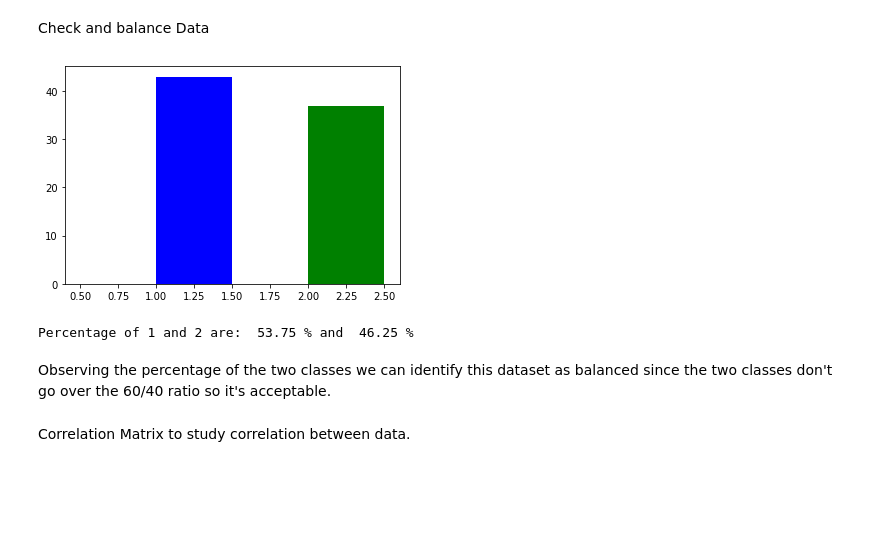
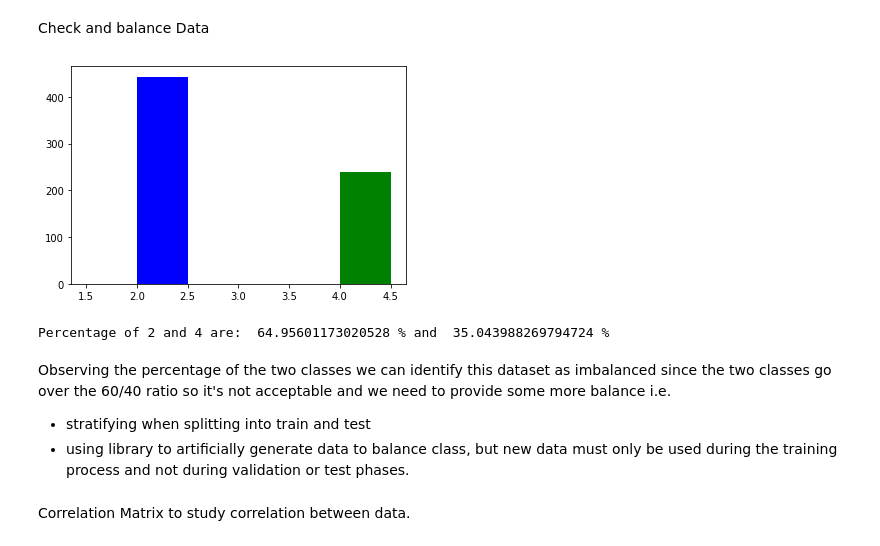
Before and after one commit to Vaelthur/DataSpaces_Tesina, a Jupyter notebook: DS_Tesina.ipynb, the cells around one changed output. Cells and saved outputs as stored; diff of their text form; code cells hidden in the pictures; blank space fills up the shorter version.

```diff
--- a/DS_Tesina.ipynb
+++ b/DS_Tesina.ipynb
@@ -68,17 +69,19 @@ for feature in cleanDs.iloc[:,0:9]:
 <p> Check and balance Data </p>
 # %%
 Y = cleanDs.iloc[:, 9]
-ones = Y[Y == 1]
-twos = Y[Y == 2]
+ones = Y[Y == 2]
+twos = Y[Y == 4]
 plt.hist(ones, color='blue', width=0.5)
 plt.hist(twos, color='green', width=0.5)
 plt.show()
-print("Percentage of 1 and 2 are: ", ones.shape[0]/Y.shape[0]*100, "% and ", twos.shape[0]/Y.shape[0]*100,"%")
+print("Percentage of 2 and 4 are: ", ones.shape[0]/Y.shape[0]*100, "% and ", twos.shape[0]/Y.shape[0]*100,"%")
 # %% [output]
-[figure, old version]
+[figure, new version]
-Percentage of 1 and 2 are:  53.75 % and  46.25 %
+Percentage of 2 and 4 are:  64.95601173020528 % and  35.043988269794724 %
 # %% [markdown]
-<p>Observing the percentage of the two classes we can identify this dataset as balanced since the two classes don't go over the 60/40 ratio so it's acceptable.</p>
+Observing the percentage of the two classes we can identify this dataset as imbalanced since the two classes go over the 60/40 ratio so it's not acceptable and we need to provide some more balance i.e.
+- stratifying when splitting into train and test
+- using library to artificially generate data to balance class, but new data must only be used during the training process and not during validation or test phases.
 # %% [markdown]
 <p>Correlation Matrix to study correlation between data.</p>
 # %%
```
Also changed, not shown: parts of 13 cells of this notebook.
